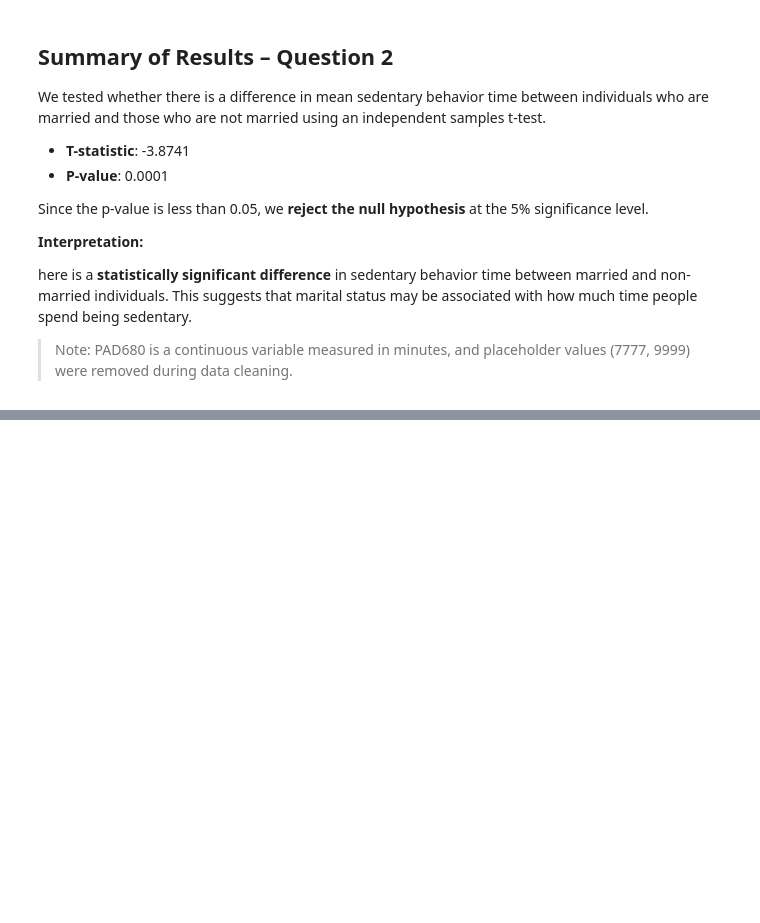
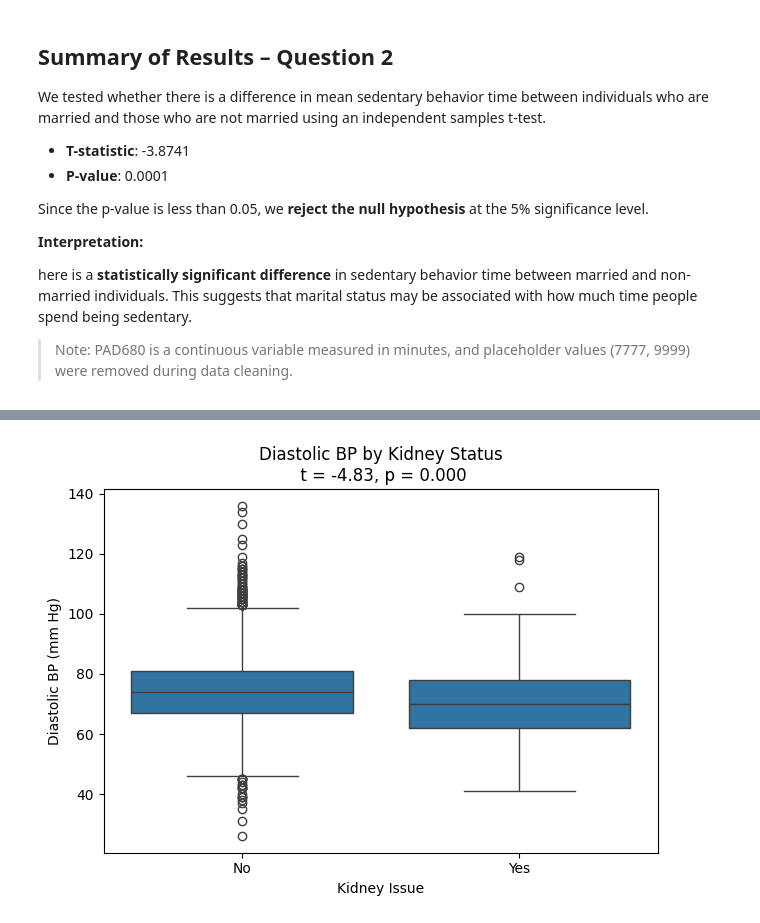
Before and after one commit to nagoLula/nhanes_inferential_2021_23, a Jupyter notebook: nhanes_inferential_2021_23_ipynb.ipynb, the cells around one changed output, grey strips where cells are left out. Cells and saved outputs as stored; diff of their text form; code cells hidden in the pictures; blank space fills up the shorter version.

```diff
--- a/nhanes_inferential_2021_23_ipynb.ipynb
+++ b/nhanes_inferential_2021_23_ipynb.ipynb
@@ -221,0 +391,39 @@ here is a **statistically significant difference** in sedentary behavior time be
+# %%
+import pandas as pd
+import seaborn as sns
+import matplotlib.pyplot as plt
+from scipy.stats import ttest_ind
+
+# Load and merge datasets
+demo = pd.read_sas("DEMO_L.xpt", format="xport")
+bpx = pd.read_sas("BPXO_L.xpt", format="xport") # Ensure this is the correct filename
+kiq = pd.read_sas("KIQ_U_L (1).xpt", format="xport")  # contains KIQ022 # Corrected filename
+
+# Select relevant columns
+demo = demo[['SEQN']]
+bpx = bpx[['SEQN', 'BPXODI3']] # Corrected column name from BPXDI3 to BPXODI3
+kiq = kiq[['SEQN', 'KIQ022']]
+
+# Merge all
+df = demo.merge(bpx, on='SEQN').merge(kiq, on='SEQN')
+
+# Recode kidney status
+df['KidneyIssue'] = df['KIQ022'].apply(lambda x: 'Yes' if x == 1 else 'No')
+
+# Drop missing
+df_clean = df.dropna(subset=['KidneyIssue', 'BPXODI3']) # Corrected column name
+
+# T-test
+group1 = df_clean[df_clean['KidneyIssue'] == 'Yes']['BPXODI3'] # Corrected column name
+group2 = df_clean[df_clean['KidneyIssue'] == 'No']['BPXODI3'] # Corrected column name
+t_stat, p_val = ttest_ind(group1, group2)
+
+# Visualize
+sns.boxplot(x='KidneyIssue', y='BPXODI3', data=df_clean) # Corrected column name
+plt.title(f'Diastolic BP by Kidney Status\n t = {t_stat:.2f}, p = {p_val:.3f}')
+plt.xlabel('Kidney Issue')
+plt.ylabel('Diastolic BP (mm Hg)')
+plt.tight_layout()
+plt.show()
+# %% [output]
+[figure, added]
```
Also changed, not shown: parts of 11 cells of this notebook.
